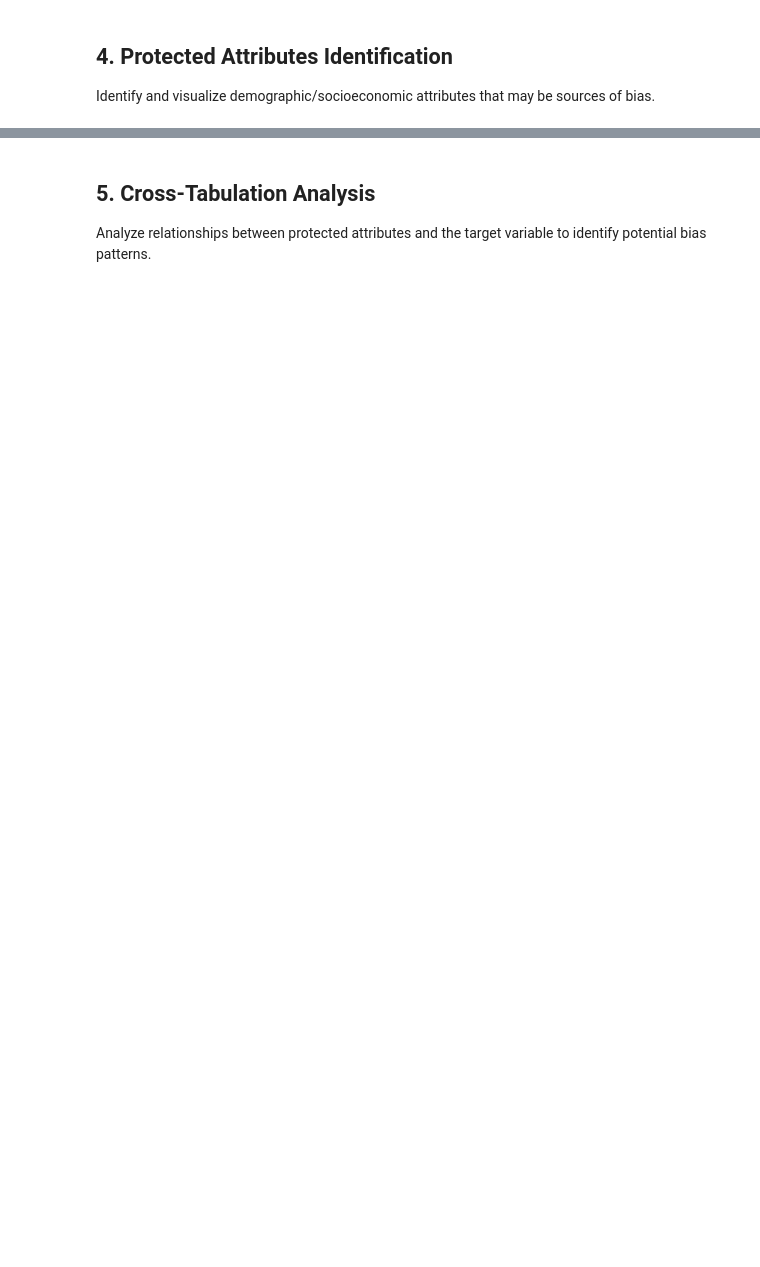
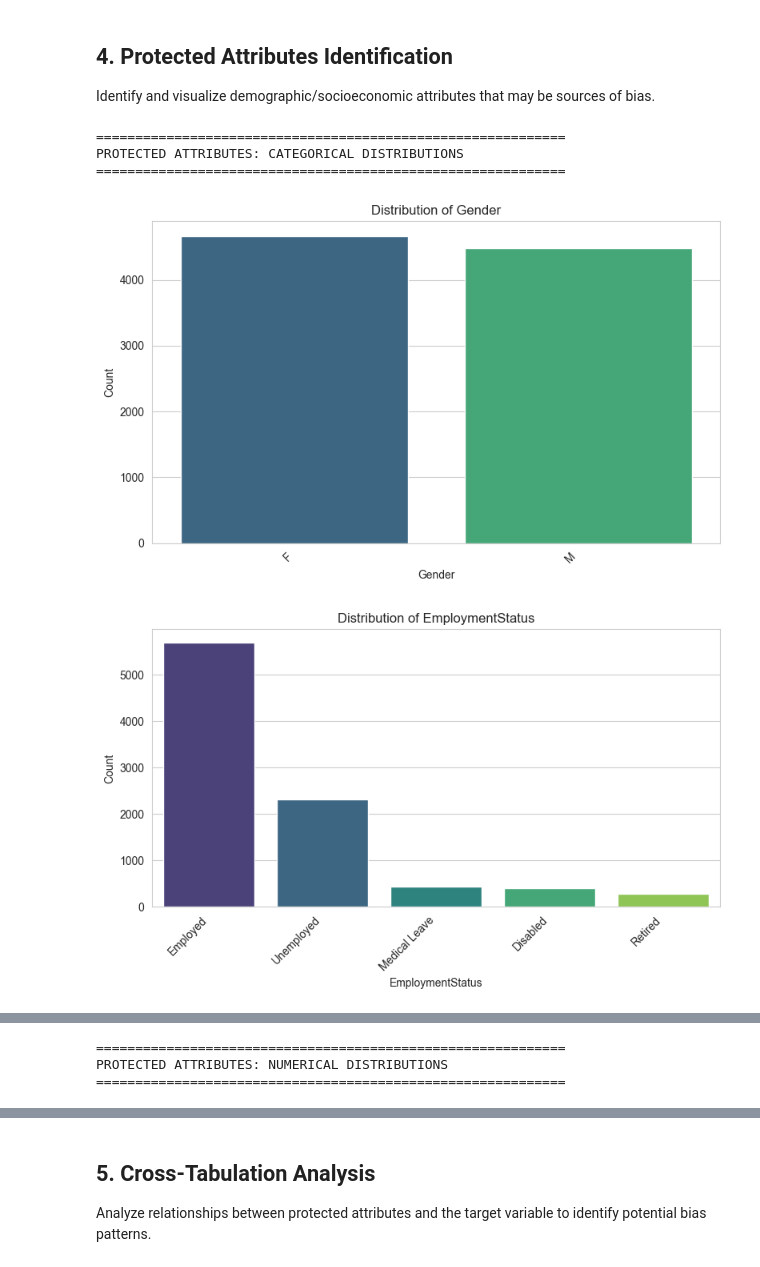
Before and after one commit to astillsjr/insurance-fairness, a Jupyter notebook: notebooks/00_exploratory_data_analysis.ipynb, the cells around one changed output, grey strips where cells are left out. Cells and saved outputs as stored; diff of their text form; code cells hidden in the pictures; blank space fills up the shorter version.

```diff
--- a/notebooks/00_exploratory_data_analysis.ipynb
+++ b/notebooks/00_exploratory_data_analysis.ipynb
@@ -275,31 +388,37 @@ if 'df' in locals():
 
     for col in protected_attributes_categorical:
         if col in df.columns:
             plt.figure(figsize=(8, 5))
-            sns.countplot(x=col, data=df, palette='viridis', order=df[col].value_counts().index)
+            sns.countplot(x=col, data=df, hue=col, palette='viridis', legend=False, order=df[col].value_counts().index)
             plt.title(f'Distribution of {col}')
             plt.xlabel(col)
             plt.ylabel('Count')
             plt.xticks(rotation=45, ha='right')
             plt.tight_layout()
             plt.show()
         else:
             print(f"Column '{col}' not found in DataFrame.")
 
     print("\n" + "="*60)
     print("PROTECTED ATTRIBUTES: NUMERICAL DISTRIBUTIONS")
     print("="*60)
 
     for col in protected_attributes_numerical:
         if col in df.columns:
             plt.figure(figsize=(8, 5))
             sns.histplot(df[col], bins=30, kde=True, color='skyblue')
             plt.title(f'Distribution of {col}')
             plt.xlabel(col)
             plt.ylabel('Frequency')
             plt.tight_layout()
             plt.show()
         else:
             print(f"Column '{col}' not found in DataFrame.")
 else:
     print("DataFrame 'df' not created. Cannot visualize protected attributes.")
+# %% [output]
+============================================================
+PROTECTED ATTRIBUTES: CATEGORICAL DISTRIBUTIONS
+============================================================
+[figure, added]
+[figure, added]
@@ -305,0 +429,3 @@ else:
+============================================================
+PROTECTED ATTRIBUTES: NUMERICAL DISTRIBUTIONS
+============================================================
```
Also changed, not shown: parts of 13 cells of this notebook.
